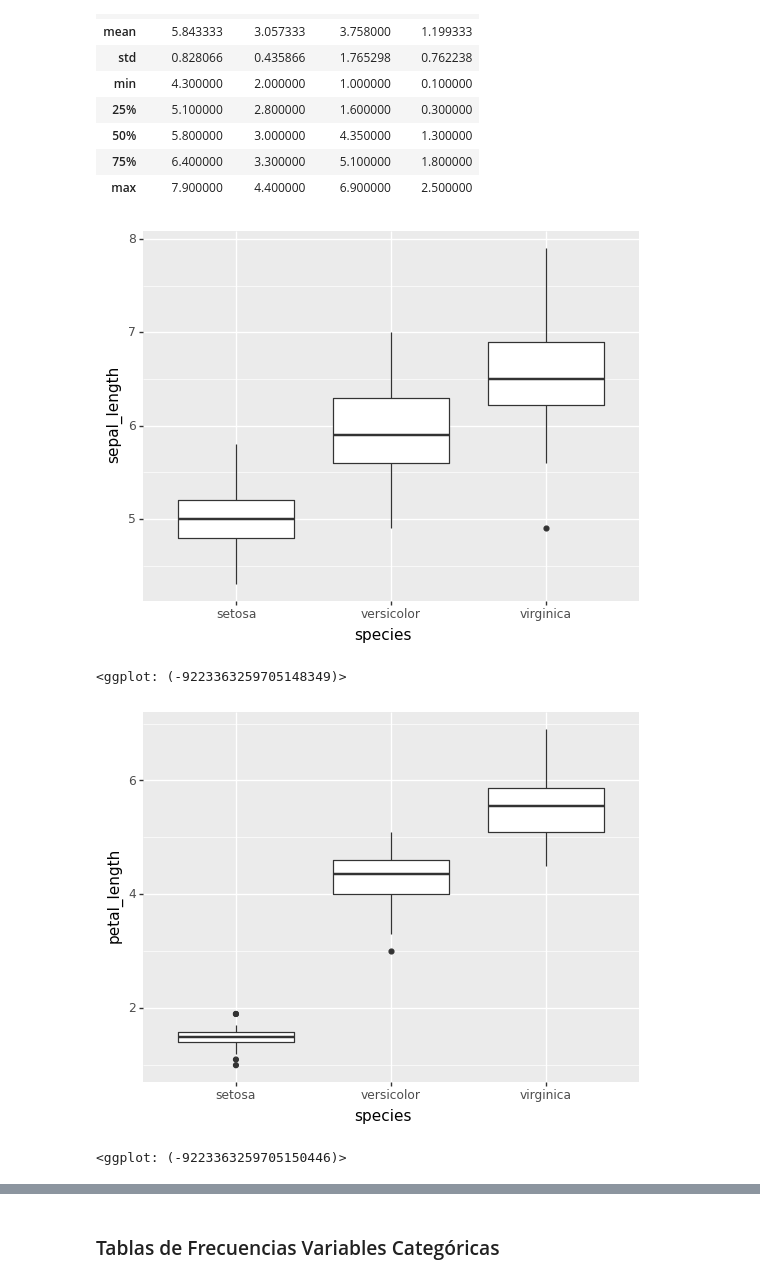
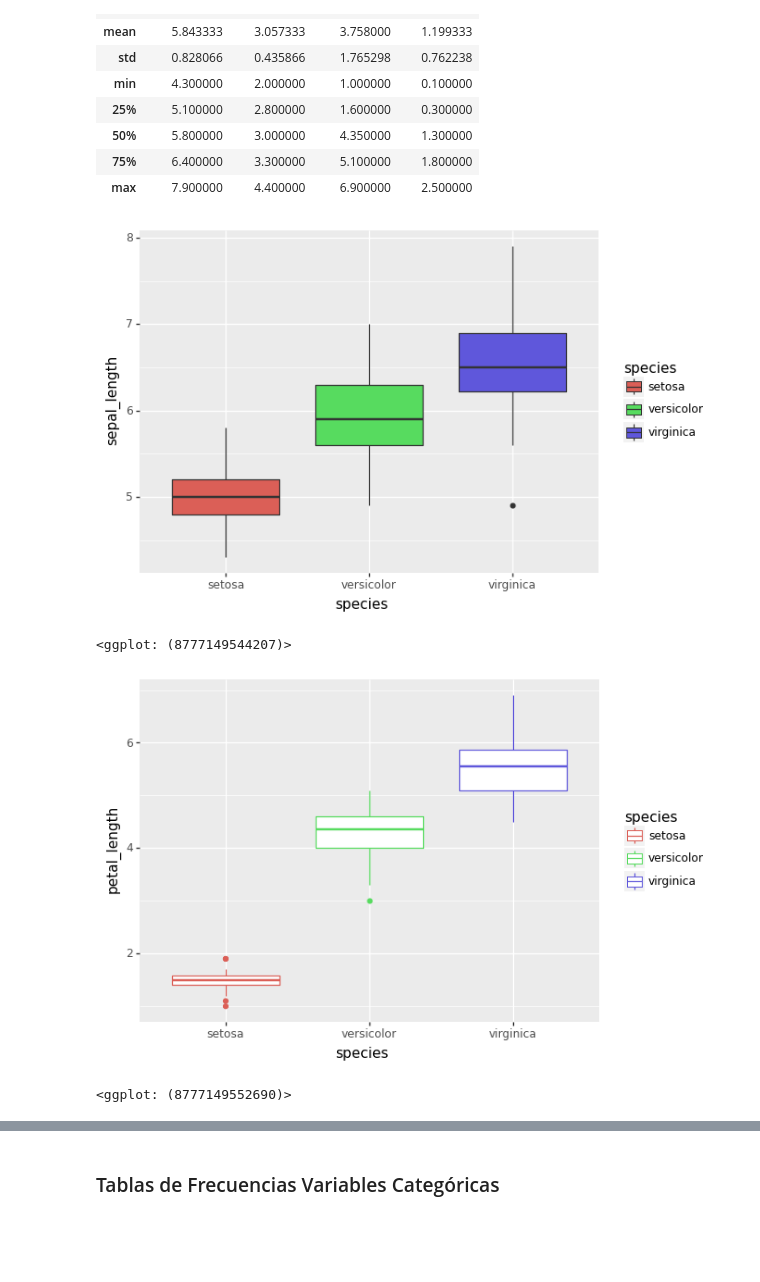
Before and after one commit to yeiscop/PYTHON, a Jupyter notebook: Clas_02_04_Agosto_DatAnova.ipynb, the cells around one changed output, grey strips where cells are left out. Drawn from its saved outputs; the diff is of its cells as text; code cells hidden in the pictures; blank space fills up the shorter version.

```diff
--- a/Clas_02_04_Agosto_DatAnova.ipynb
+++ b/Clas_02_04_Agosto_DatAnova.ipynb
@@ -184,18 +183,19 @@ iris.describe()
 | max | 7.900000 | 4.400000 | 6.900000 | 2.500000 |
 # %%
 from plotnine import *
+ggplot
 (ggplot(iris) +
-  geom_boxplot(aes(x="species", y="sepal_length")))
+  geom_boxplot(aes(x="species", y="sepal_length", fill = 'species')))
 # %% [output]
-[figure, old version]
+[figure, new version]
-<ggplot: (-9223363259705148349)>
+<ggplot: (8777149544207)>
 # %%
 from plotnine import *
 (ggplot(iris) +
-  geom_boxplot(aes(x="species", y="petal_length")))
+  geom_boxplot(aes(x="species", y="petal_length", color = 'species')))
 # %% [output]
-[figure, old version]
+[figure, new version]
-<ggplot: (-9223363259705150446)>
+<ggplot: (8777149552690)>
 # %%
 from plotnine import *
 (ggplot(iris) +
```
Also changed, not shown: parts of 6 cells of this notebook.
